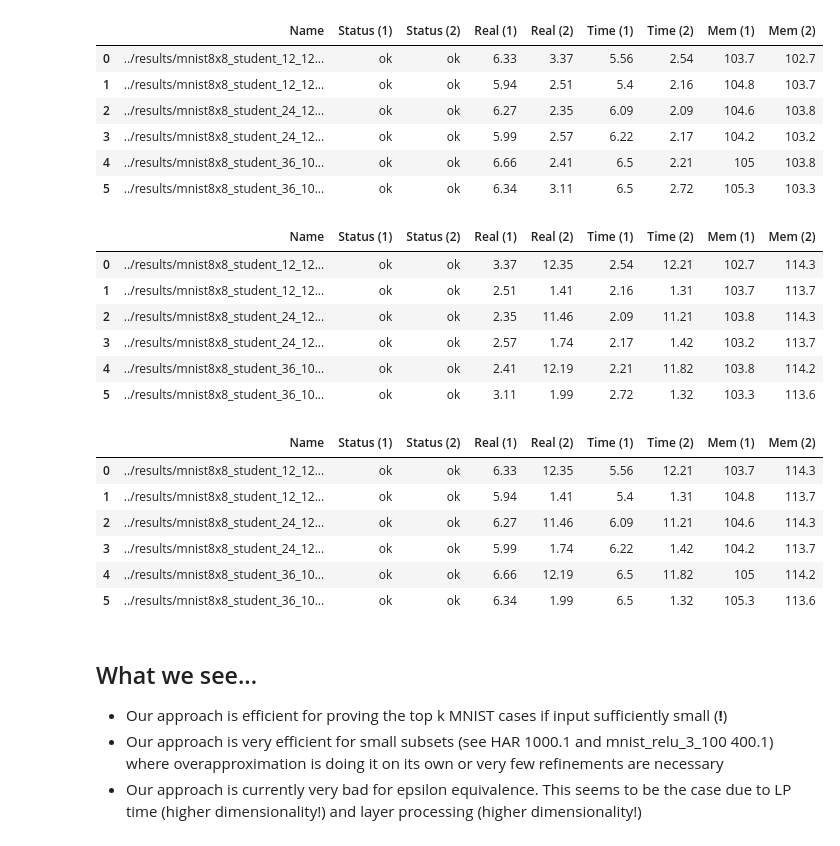
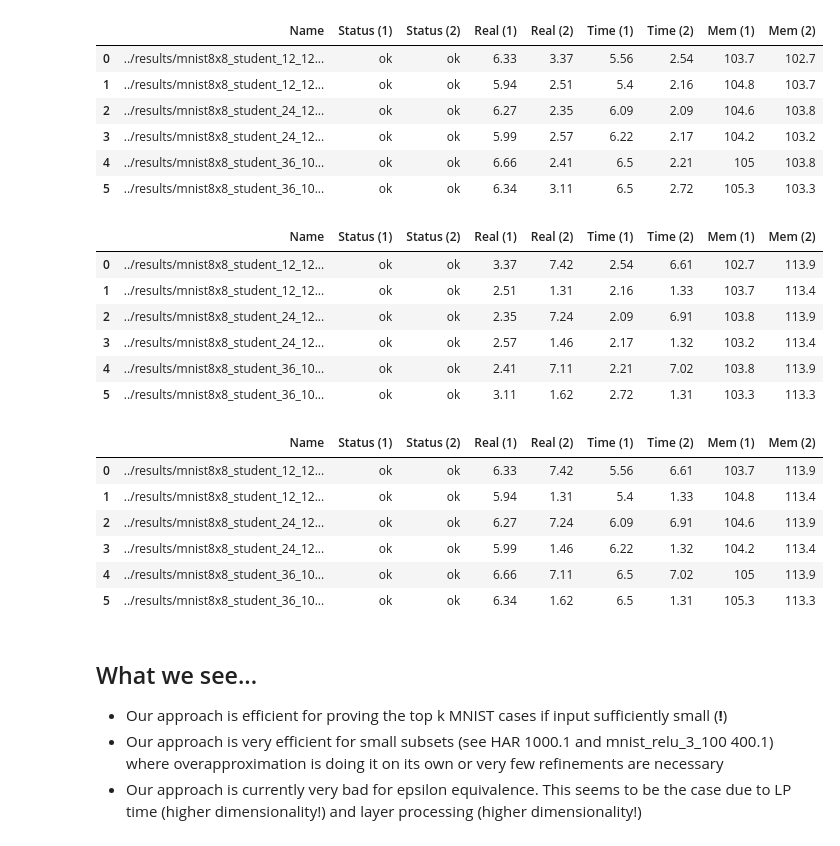
Before and after one commit to samysweb/nnequiv-experiments, a Jupyter notebook: analysis/Solved Instances.ipynb, the cells around one changed output. Drawn from its saved outputs; the diff is of its cells as text; code cells hidden in the pictures.

```diff
--- a/analysis/Solved Instances.ipynb
+++ b/analysis/Solved Instances.ipynb
@@ -38,8 +38,8 @@ for b in benchmarks:
         pure_zono[b]=None
     try:
         cegar_zono[b]=parse.BenchmarkRun(
-            b+"1/nnequiv-c5c8f02/stdout.log",
-            b+"1/nnequiv-c5c8f02/stderr.log",
+            b+"1/nnequiv-2a7f72d/stdout.log",
+            b+"1/nnequiv-2a7f72d/stderr.log",
             out_handlers=[parse.EquivLine],
             err_handlers=[parse.RunLim]
             )
@@ -89,13 +70,0 @@ This, for sure, is sound. The other one needs to be further investigated.
-# %%
-cegar2_zono = {}
-for b in benchmarks:
-    try:
-        cegar2_zono[b]=parse.BenchmarkRun(
-            b+"1/nnequiv-db06768/stdout.log",
-            b+"1/nnequiv-db06768/stderr.log",
-            out_handlers=[parse.EquivLine],
-            err_handlers=[parse.RunLim]
-            )
-    except FileNotFoundError:
-        print(f"Could not find {b}")
-        cegar2_zono[b]=None
@@ -156,0 +109,13 @@ We need to rerun epsilon experiments due to bug...
+# %%
+const_lp_size = {}
+for b in benchmarks:
+    try:
+        const_lp_size[b]=parse.BenchmarkRun(
+            b+"1/nnequiv-588200f/stdout.log",
+            b+"1/nnequiv-588200f/stderr.log",
+            out_handlers=[parse.EquivLine],
+            err_handlers=[parse.RunLim]
+            )
+    except FileNotFoundError:
+        print(f"Could not find {b}")
+        const_lp_size[b]=None
@@ -217,29 +200,29 @@ for b in benchmarks:
         print(f"Could not find {b}")
         cegar_zono[b]=None
 # %%
-comparison = analyse.RunlimComparator(buening_speedup,cegar_zono,benchmarks)
+comparison = analyse.RunlimComparator(buening_speedup,const_lp_size,benchmarks)
 
 comparison.render_table()
 # %% [output]
 |  | Name | Status (1) | Status (2) | Real (1) | Real (2) | Time (1) | Time (2) | Mem (1) | Mem (2) |
-| 0 | ../results/mnist8x8_student_12_12... | ok | ok | 3.37 | 12.35 | 2.54 | 12.21 | 102.7 | 114.3 |
-| 1 | ../results/mnist8x8_student_12_12... | ok | ok | 2.51 | 1.41 | 2.16 | 1.31 | 103.7 | 113.7 |
-| 2 | ../results/mnist8x8_student_24_12... | ok | ok | 2.35 | 11.46 | 2.09 | 11.21 | 103.8 | 114.3 |
-| 3 | ../results/mnist8x8_student_24_12... | ok | ok | 2.57 | 1.74 | 2.17 | 1.42 | 103.2 | 113.7 |
-| 4 | ../results/mnist8x8_student_36_10... | ok | ok | 2.41 | 12.19 | 2.21 | 11.82 | 103.8 | 114.2 |
-| 5 | ../results/mnist8x8_student_36_10... | ok | ok | 3.11 | 1.99 | 2.72 | 1.32 | 103.3 | 113.6 |
+| 0 | ../results/mnist8x8_student_12_12... | ok | ok | 3.37 | 7.42 | 2.54 | 6.61 | 102.7 | 113.9 |
+| 1 | ../results/mnist8x8_student_12_12... | ok | ok | 2.51 | 1.31 | 2.16 | 1.33 | 103.7 | 113.4 |
+| 2 | ../results/mnist8x8_student_24_12... | ok | ok | 2.35 | 7.24 | 2.09 | 6.91 | 103.8 | 113.9 |
+| 3 | ../results/mnist8x8_student_24_12... | ok | ok | 2.57 | 1.46 | 2.17 | 1.32 | 103.2 | 113.4 |
+| 4 | ../results/mnist8x8_student_36_10... | ok | ok | 2.41 | 7.11 | 2.21 | 7.02 | 103.8 | 113.9 |
+| 5 | ../results/mnist8x8_student_36_10... | ok | ok | 3.11 | 1.62 | 2.72 | 1.31 | 103.3 | 113.3 |
 # %%
-comparison = analyse.RunlimComparator(buening_master,cegar_zono,benchmarks)
+comparison = analyse.RunlimComparator(buening_master,const_lp_size,benchmarks)
 
 comparison.render_table()
 # %% [output]
 |  | Name | Status (1) | Status (2) | Real (1) | Real (2) | Time (1) | Time (2) | Mem (1) | Mem (2) |
-| 0 | ../results/mnist8x8_student_12_12... | ok | ok | 6.33 | 12.35 | 5.56 | 12.21 | 103.7 | 114.3 |
-| 1 | ../results/mnist8x8_student_12_12... | ok | ok | 5.94 | 1.41 | 5.4 | 1.31 | 104.8 | 113.7 |
-| 2 | ../results/mnist8x8_student_24_12... | ok | ok | 6.27 | 11.46 | 6.09 | 11.21 | 104.6 | 114.3 |
-| 3 | ../results/mnist8x8_student_24_12... | ok | ok | 5.99 | 1.74 | 6.22 | 1.42 | 104.2 | 113.7 |
-| 4 | ../results/mnist8x8_student_36_10... | ok | ok | 6.66 | 12.19 | 6.5 | 11.82 | 105 | 114.2 |
-| 5 | ../results/mnist8x8_student_36_10... | ok | ok | 6.34 | 1.99 | 6.5 | 1.32 | 105.3 | 113.6 |
+| 0 | ../results/mnist8x8_student_12_12... | ok | ok | 6.33 | 7.42 | 5.56 | 6.61 | 103.7 | 113.9 |
+| 1 | ../results/mnist8x8_student_12_12... | ok | ok | 5.94 | 1.31 | 5.4 | 1.33 | 104.8 | 113.4 |
+| 2 | ../results/mnist8x8_student_24_12... | ok | ok | 6.27 | 7.24 | 6.09 | 6.91 | 104.6 | 113.9 |
+| 3 | ../results/mnist8x8_student_24_12... | ok | ok | 5.99 | 1.46 | 6.22 | 1.32 | 104.2 | 113.4 |
+| 4 | ../results/mnist8x8_student_36_10... | ok | ok | 6.66 | 7.11 | 6.5 | 7.02 | 105 | 113.9 |
+| 5 | ../results/mnist8x8_student_36_10... | ok | ok | 6.34 | 1.62 | 6.5 | 1.31 | 105.3 | 113.3 |
 # %% [markdown]
 ## What we see...
 - Our approach is efficient for proving the top k MNIST cases if input sufficiently small (**!**)
```
Also changed, not shown: parts of 10 cells of this notebook.
